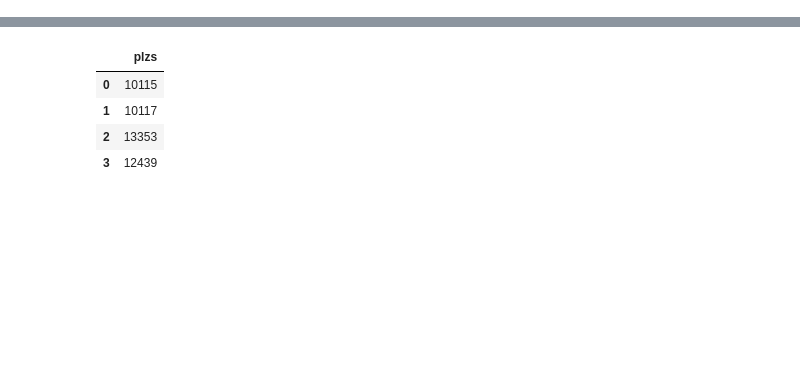
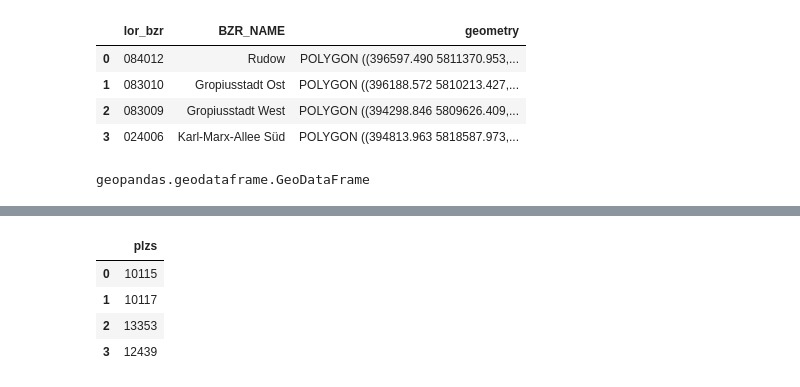
Before and after one commit to Lucky-0ne/geodata_berlin, a Jupyter notebook: main/maybe/geopandas_LOR_exploration/show_christian_my_pp.ipynb, the cells around one changed output, grey strips where cells are left out. Saved outputs shown, nothing was run; the diff lists cells and outputs as text; code cells hidden in the pictures; blank space fills up the shorter version.

```diff
--- a/main/maybe/geopandas_LOR_exploration/show_christian_my_pp.ipynb
+++ b/main/maybe/geopandas_LOR_exploration/show_christian_my_pp.ipynb
@@ -9,5 +13,17 @@ ltm = LookupTableManager(mode='BZR_ID')
+# %%
+ltm = LookupTableManager(resolution_mode='LOR_BZR', map_by='ID')
 # %%
-gdf = ltm.attach_geometries_to_dataframe(df, id_col='lor_bzr')
+gdf = ltm.get_meta_data(df, 'lor_bzr')
 gdf
+# %% [output]
+|  | lor_bzr | BZR_NAME | geometry |
+| 0 | 084012 | Rudow | POLYGON ((396597.490 5811370.953,... |
+| 1 | 083010 | Gropiusstadt Ost | POLYGON ((396188.572 5810213.427,... |
+| 2 | 083009 | Gropiusstadt West | POLYGON ((394298.846 5809626.409,... |
+| 3 | 024006 | Karl-Marx-Allee Süd | POLYGON ((394813.963 5818587.973,... |
+# %%
+type(gdf)
+# %% [output]
+geopandas.geodataframe.GeoDataFrame
 # %%
 gdf.explore()
```
Also changed, not shown: parts of 12 cells of this notebook, 2 other files.
